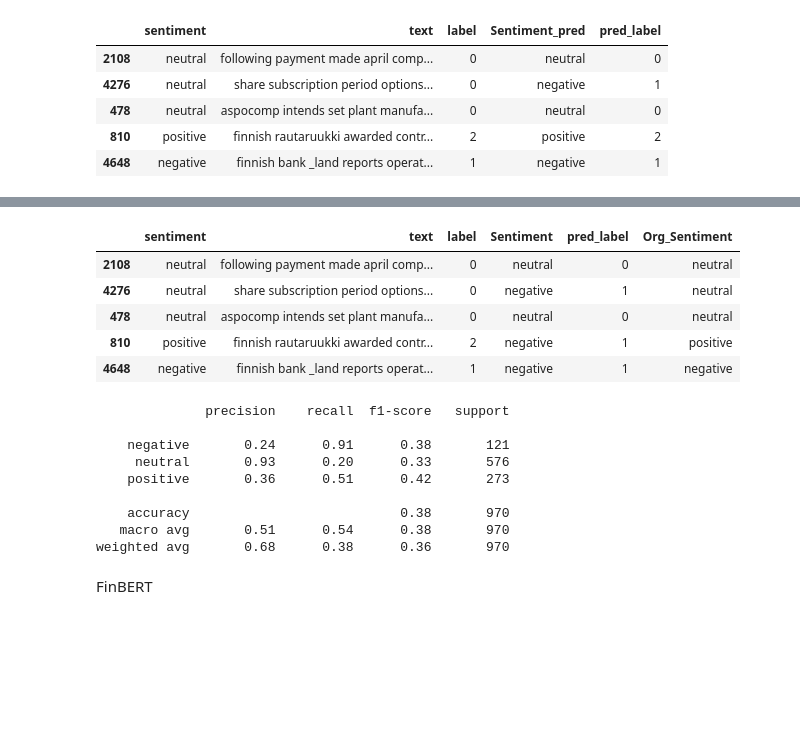
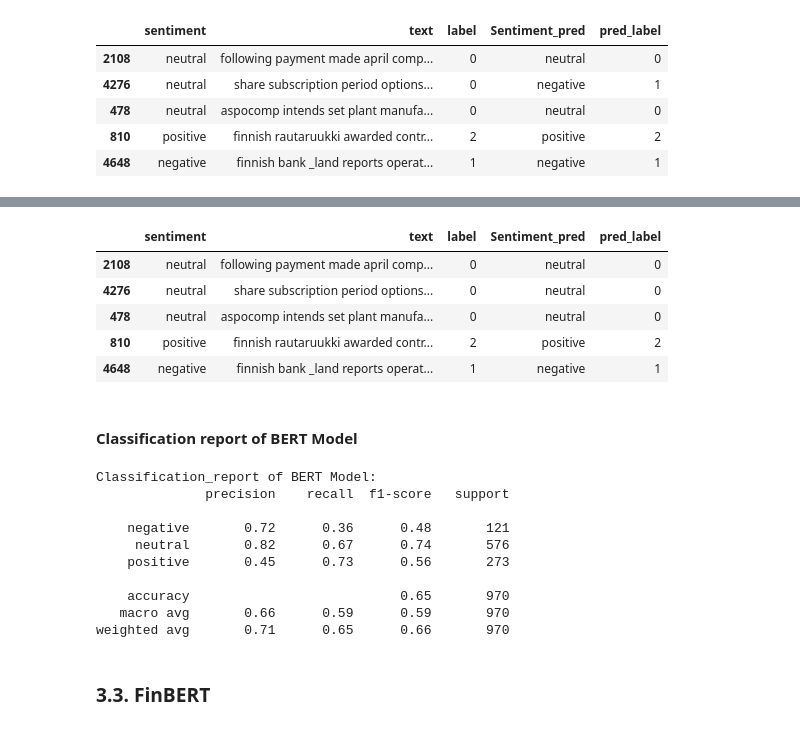
Before and after one commit to achrafbalij/Sentiment-Analysis-on-Financial-News, a Jupyter notebook: SENTIMENT_ANALYSIS.ipynb, the cells around one changed output, grey strips where cells are left out. Saved outputs shown, nothing was run; the diff lists cells and outputs as text; code cells hidden in the pictures; blank space fills up the shorter version.

```diff
--- a/SENTIMENT_ANALYSIS.ipynb
+++ b/SENTIMENT_ANALYSIS.ipynb
@@ -495,33 +511,39 @@ new_df.head()
 # %%
 df_test_bert = df_test.copy()
+
+results = np.argmax(predictions,axis=1)
 
 df_test_bert['Sentiment_pred'] = results
 df_test_bert['Sentiment_pred'] = df_test_bert['Sentiment_pred'].map(labels)
 
 df_test_bert['pred_label'] = results
 
 df_test_bert.head()
 # %% [output]
-|  | sentiment | text | label | Sentiment | pred_label | Org_Sentiment |
-| 2108 | neutral | following payment made april comp... | 0 | neutral | 0 | neutral |
-| 4276 | neutral | share subscription period options... | 0 | negative | 1 | neutral |
-| 478 | neutral | aspocomp intends set plant manufa... | 0 | neutral | 0 | neutral |
-| 810 | positive | finnish rautaruukki awarded contr... | 2 | negative | 1 | positive |
-| 4648 | negative | finnish bank _land reports operat... | 1 | negative | 1 | negative |
+|  | sentiment | text | label | Sentiment_pred | pred_label |
+| 2108 | neutral | following payment made april comp... | 0 | neutral | 0 |
+| 4276 | neutral | share subscription period options... | 0 | neutral | 0 |
+| 478 | neutral | aspocomp intends set plant manufa... | 0 | neutral | 0 |
+| 810 | positive | finnish rautaruukki awarded contr... | 2 | positive | 2 |
+| 4648 | negative | finnish bank _land reports operat... | 1 | negative | 1 |
+# %% [markdown]
+#### **Classification report of BERT Model**
 # %%
+print('Classification_report of BERT Model:')
 print(classification_report(df_test_bert['sentiment'], df_test_bert['Sentiment_pred']))
 # %% [output]
+Classification_report of BERT Model:
               precision    recall  f1-score   support
 
-    negative       0.24      0.91      0.38       121
-     neutral       0.93      0.20      0.33       576
-    positive       0.36      0.51      0.42       273
+    negative       0.72      0.36      0.48       121
+     neutral       0.82      0.67      0.74       576
+    positive       0.45      0.73      0.56       273
 
-    accuracy                           0.38       970
-   macro avg       0.51      0.54      0.38       970
-weighted avg       0.68      0.38      0.36       970
+    accuracy                           0.65       970
+   macro avg       0.66      0.59      0.59       970
+weighted avg       0.71      0.65      0.66       970
-# %% [markdown]
-FinBERT
+# %% [markdown]
+### **3.3. FinBERT**
 # %%
 model = BertForSequenceClassification.from_pretrained('yiyanghkust/finbert-pretrain',num_labels=3)
 tokenizer = BertTokenizer.from_pretrained('yiyanghkust/finbert-pretrain')
```
Also changed, not shown: parts of 17 cells of this notebook.
